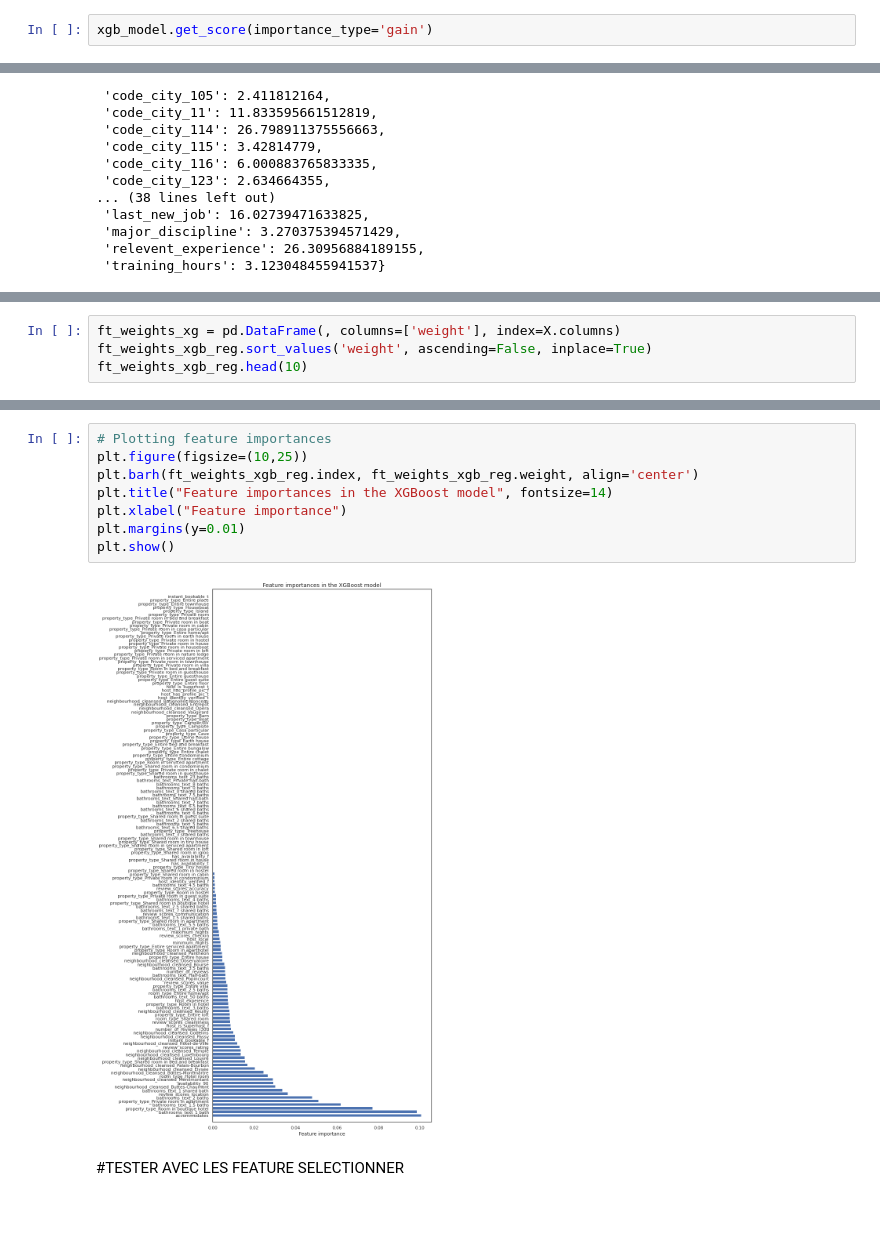
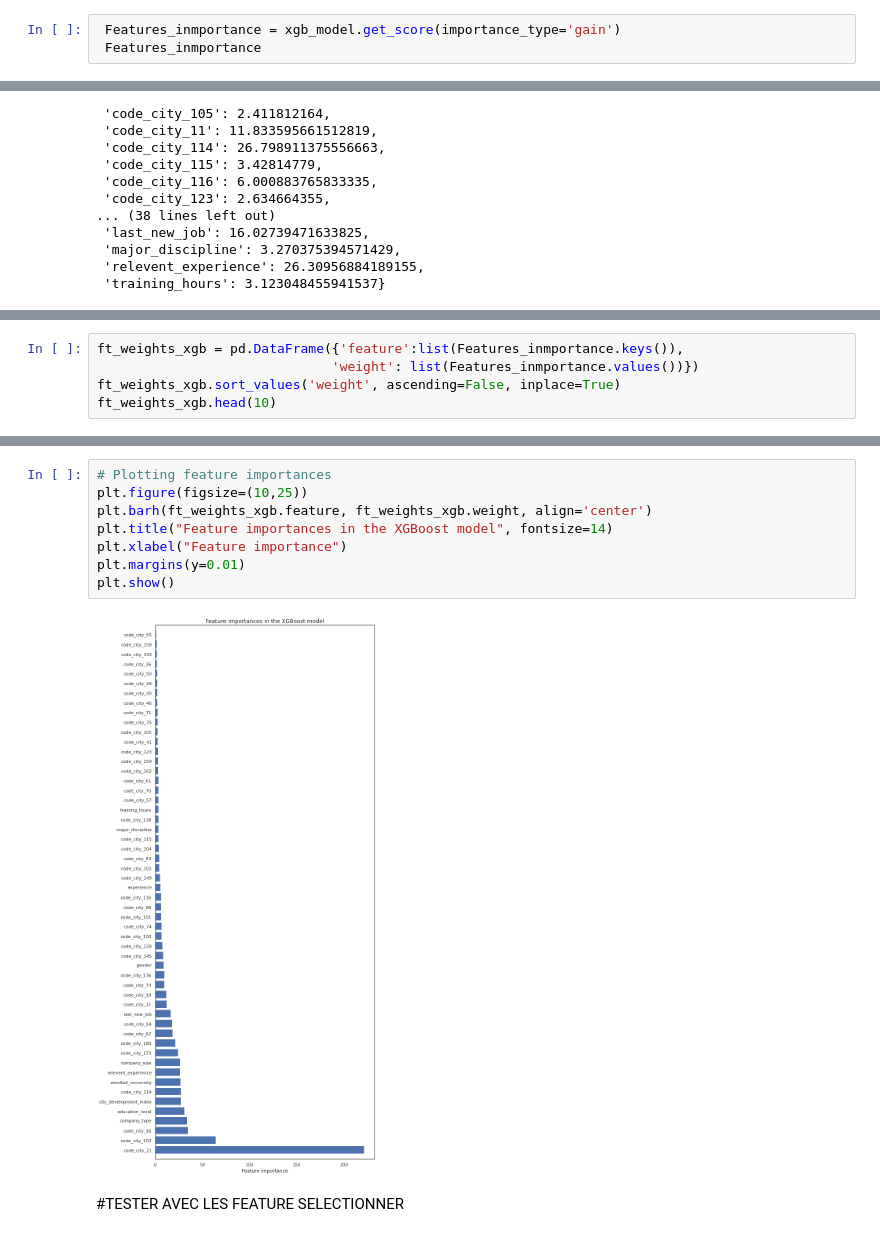
Before and after one commit to aloaah/HR-Analytics, a Jupyter notebook: HR_Analytics_Modeling_and_Prediction.ipynb, the cells around one changed output, grey strips where cells are left out. Cells and saved outputs as stored; diff of their text form.

```diff
--- a/HR_Analytics_Modeling_and_Prediction.ipynb
+++ b/HR_Analytics_Modeling_and_Prediction.ipynb
@@ -1272,7 +1272,8 @@ In general, importance provides a score that indicates the usefulness or value o
 
 This importance is computed explicitly for each feature in the dataset, allowing features to be ranked and compared with each other.
 # %%
-xgb_model.get_score(importance_type='gain')
+ Features_inmportance = xgb_model.get_score(importance_type='gain')
+ Features_inmportance
 # %% [output]
 {'city_development_index': 26.909311179677992,
  'code_city_100': 6.407437391724137,
@@ -1294,5 +1297,6 @@ xgb_model.get_score(importance_type='gain')
 # %%
-ft_weights_xg = pd.DataFrame(, columns=['weight'], index=X.columns)
-ft_weights_xgb_reg.sort_values('weight', ascending=False, inplace=True)
-ft_weights_xgb_reg.head(10)
+ft_weights_xgb = pd.DataFrame({'feature':list(Features_inmportance.keys()),
+                              'weight': list(Features_inmportance.values())})
+ft_weights_xgb.sort_values('weight', ascending=False, inplace=True)
+ft_weights_xgb.head(10)
 # %% [output]
@@ -1300,12 +1314,12 @@ AttributeError: ignored
 # %%
 # Plotting feature importances
 plt.figure(figsize=(10,25))
-plt.barh(ft_weights_xgb_reg.index, ft_weights_xgb_reg.weight, align='center')
+plt.barh(ft_weights_xgb.feature, ft_weights_xgb.weight, align='center')
 plt.title("Feature importances in the XGBoost model", fontsize=14)
 plt.xlabel("Feature importance")
 plt.margins(y=0.01)
 plt.show()
 # %% [output]
-[figure, old version]
+[figure, new version]
 # %% [markdown]
 #TESTER AVEC LES FEATURE SELECTIONNER
```
Also changed, not shown: parts of 4 cells of this notebook.
